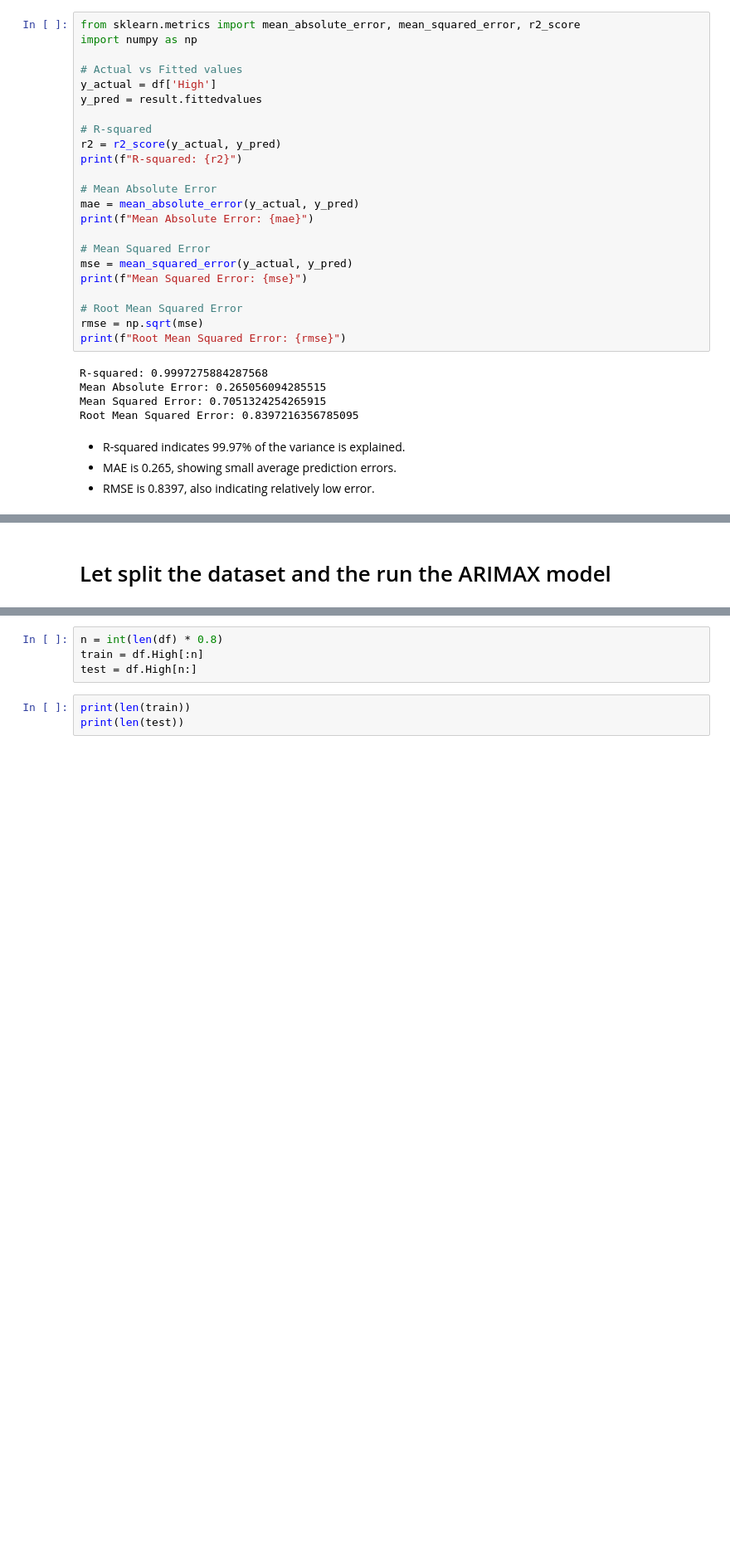
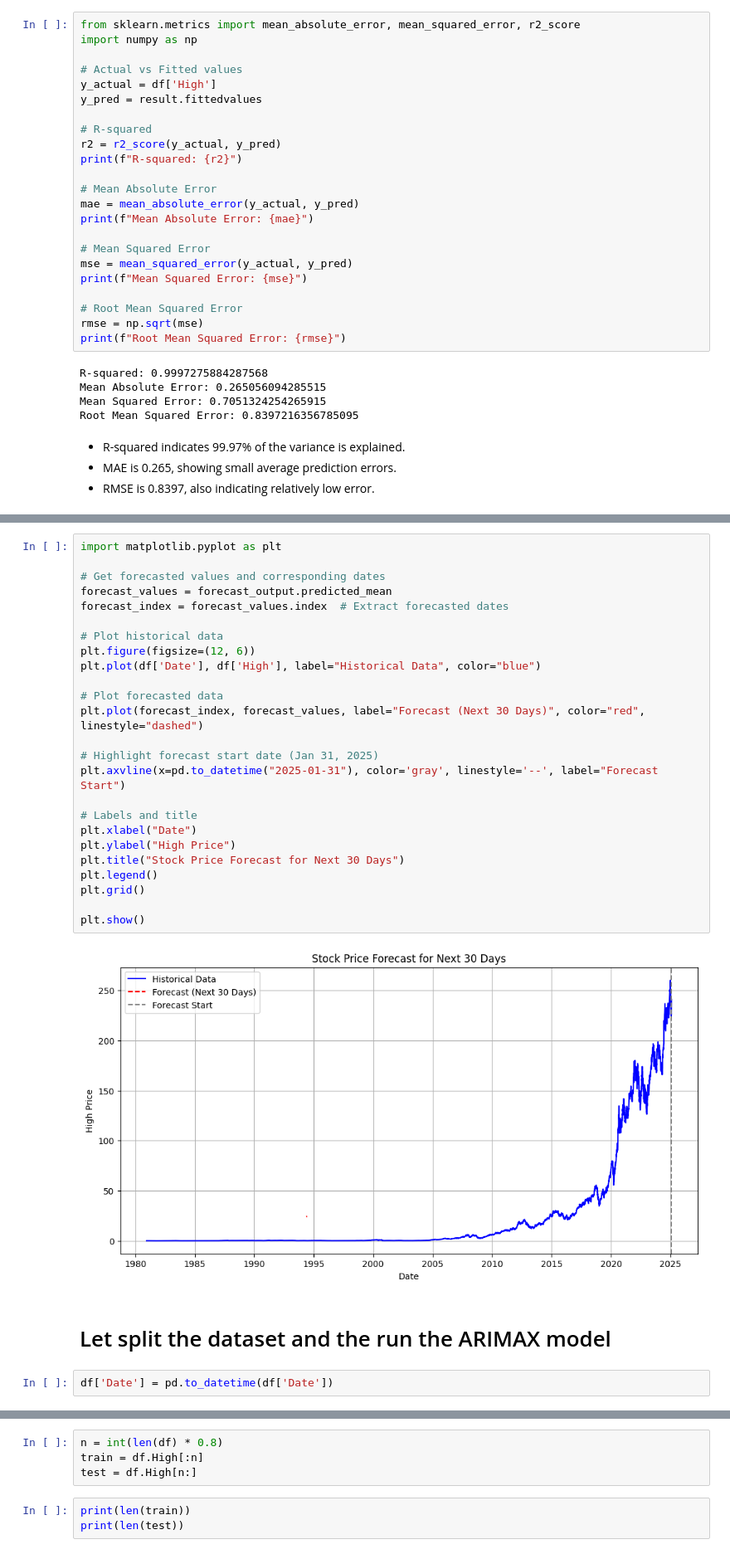
Before and after one commit to Kanchan786786/Capstone_project-, a Jupyter notebook: Capstone Models1.ipynb, the cells around one changed output, grey strips where cells are left out. Shown at 83% size. Saved outputs shown, nothing was run; the diff lists cells and outputs as text; blank space fills up the shorter version.

```diff
--- a/Capstone Models1.ipynb
+++ b/Capstone Models1.ipynb
@@ -1617,2 +1716,31 @@ Root Mean Squared Error: 0.8397216356785095
+# %%
+import matplotlib.pyplot as plt
+
+# Get forecasted values and corresponding dates
+forecast_values = forecast_output.predicted_mean
+forecast_index = forecast_values.index  # Extract forecasted dates
+
+# Plot historical data
+plt.figure(figsize=(12, 6))
+plt.plot(df['Date'], df['High'], label="Historical Data", color="blue")
+
+# Plot forecasted data
+plt.plot(forecast_index, forecast_values, label="Forecast (Next 30 Days)", color="red", linestyle="dashed")
+
+# Highlight forecast start date (Jan 31, 2025)
+plt.axvline(x=pd.to_datetime("2025-01-31"), color='gray', linestyle='--', label="Forecast Start")
+
+# Labels and title
+plt.xlabel("Date")
+plt.ylabel("High Price")
+plt.title("Stock Price Forecast for Next 30 Days")
+plt.legend()
+plt.grid()
+
+plt.show()
+# %% [output]
+[figure, added]
 # %% [markdown]
 # Let split the dataset and the run the ARIMAX model
+# %%
+df['Date'] = pd.to_datetime(df['Date'])
```
Also changed, not shown: parts of 19 cells of this notebook.
